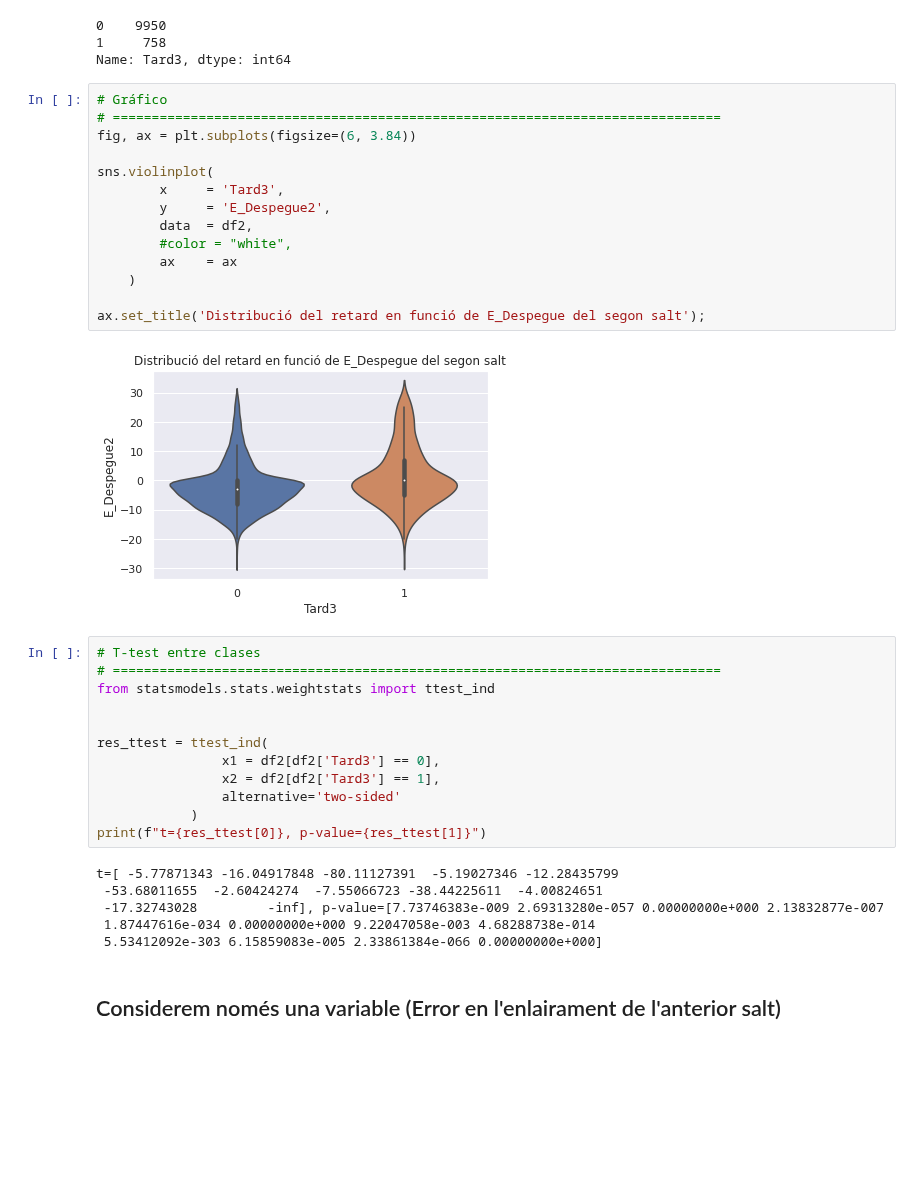
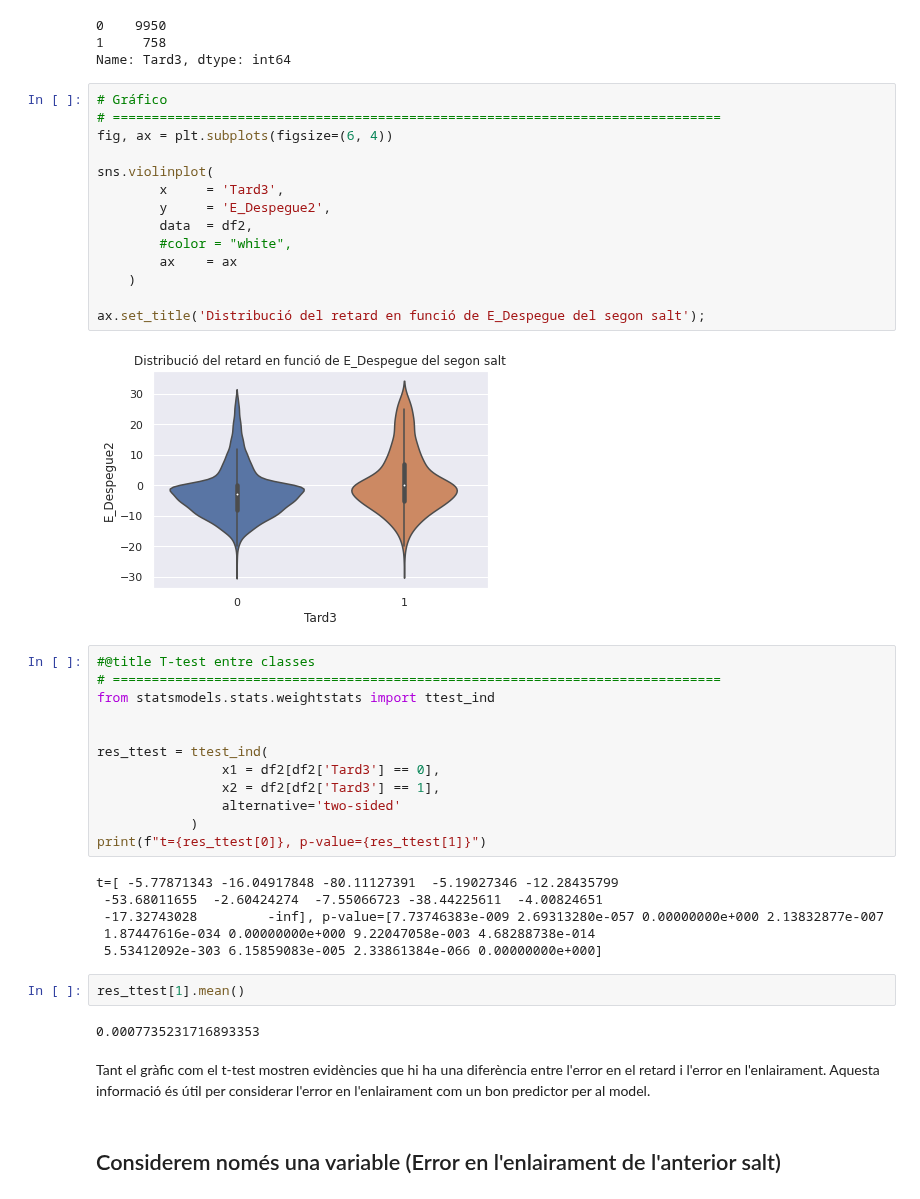
Before and after one commit to JMML2021/Entrega-projecte-final, a Jupyter notebook: 3.b Companyia Aerea Algoritmes d’aprenentatge supervisat.ipynb, the cells around one changed output. Cells and saved outputs as stored; diff of their text form; blank space fills up the shorter version.

```diff
--- a/3.b Companyia Aerea Algoritmes d’aprenentatge supervisat.ipynb
+++ b/3.b Companyia Aerea Algoritmes d’aprenentatge supervisat.ipynb
@@ -296,21 +296,21 @@ Name: Tard3, dtype: int64
 # %%
 # Gráfico
 # ==============================================================================
-fig, ax = plt.subplots(figsize=(6, 3.84))
+fig, ax = plt.subplots(figsize=(6, 4))
 
 sns.violinplot(
         x     = 'Tard3',
         y     = 'E_Despegue2',
         data  = df2,
         #color = "white",
         ax    = ax
     )
 
 ax.set_title('Distribució del retard en funció de E_Despegue del segon salt');
 # %% [output]
-[figure, old version]
+[figure, new version]
 # %%
-# T-test entre clases
+#@title T-test entre classes
 # ==============================================================================
 from statsmodels.stats.weightstats import ttest_ind
 
@@ -327,6 +327,13 @@ t=[ -5.77871343 -16.04917848 -80.11127391  -5.19027346 -12.28435799
  -17.32743028         -inf], p-value=[7.73746383e-009 2.69313280e-057 0.00000000e+000 2.13832877e-007
  1.87447616e-034 0.00000000e+000 9.22047058e-003 4.68288738e-014
  5.53412092e-303 6.15859083e-005 2.33861384e-066 0.00000000e+000]
+# %%
+res_ttest[1].mean()
+# %% [output]
+0.0007735231716893353
+# %% [markdown]
+
+Tant el gràfic com el t-test mostren evidències que hi ha una diferència entre l'error en el retard i l'error en l'enlairament. Aquesta informació és útil per considerar l'error en l'enlairament com un bon predictor per al model.
 # %% [markdown]
 ## Considerem només una variable (Error en l'enlairament de l'anterior salt)
 # %%
```
Also changed, not shown: parts of 36 cells of this notebook.
